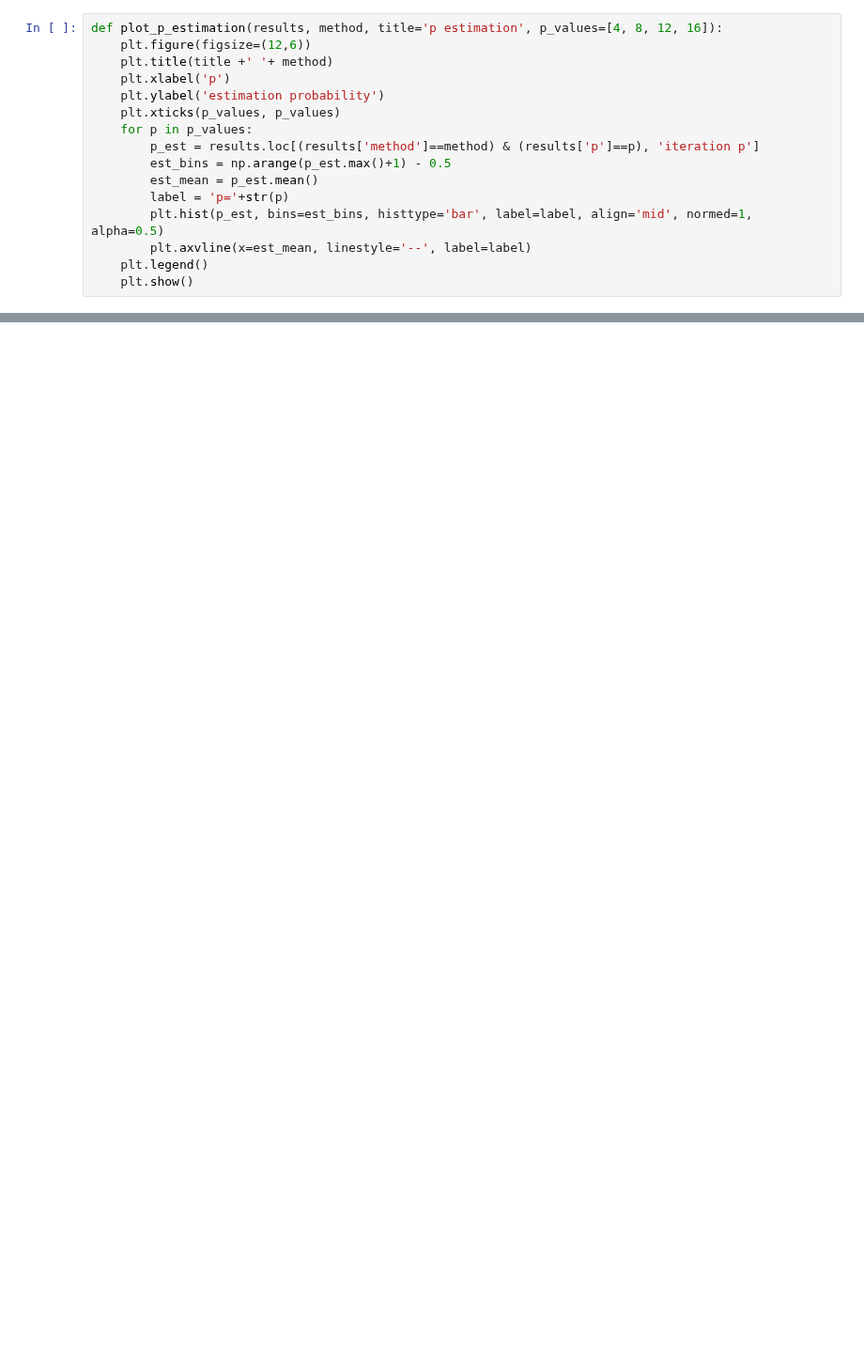
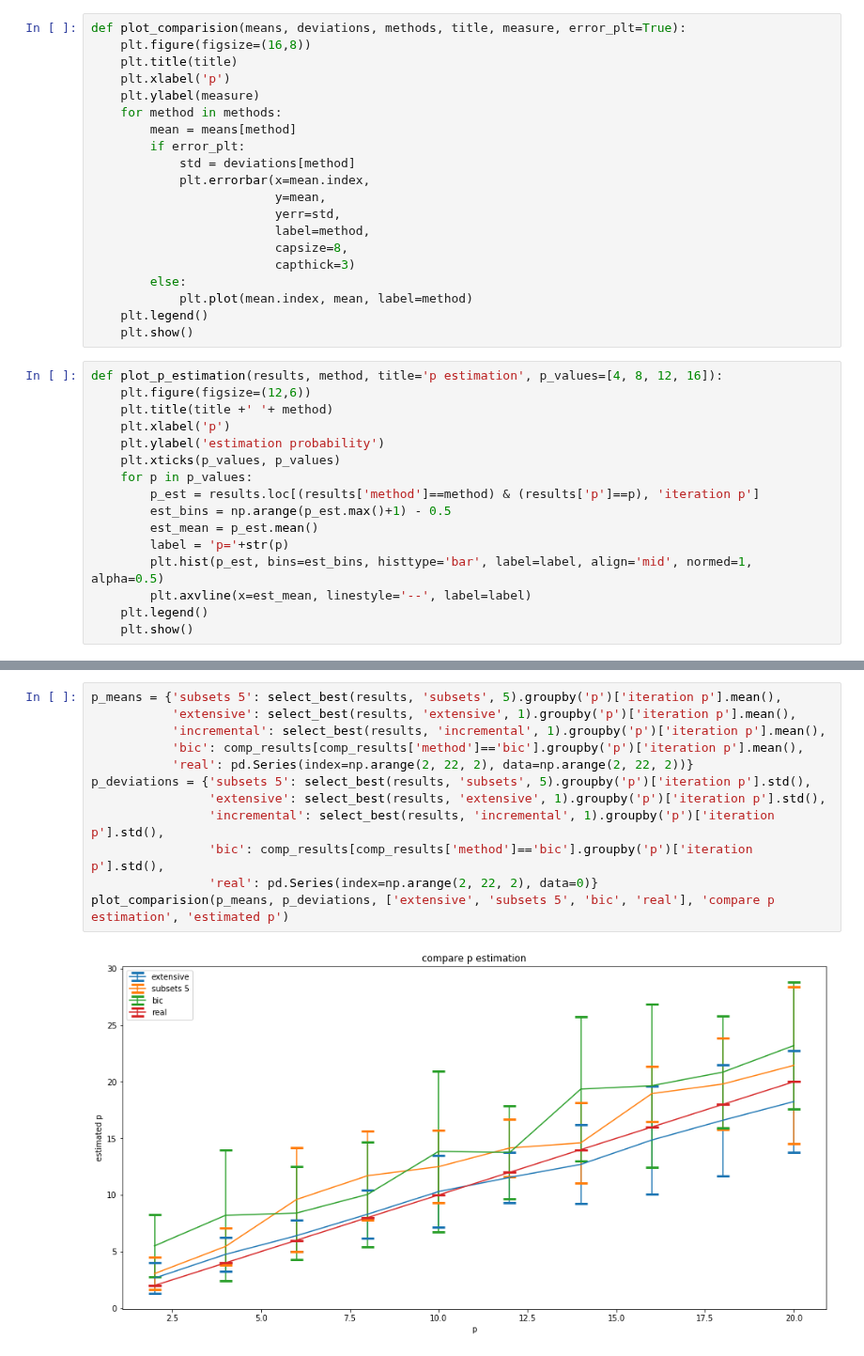
Before and after one commit to danthe96/CIoTS, a Jupyter notebook: visualize_iterations.ipynb, the cells around one changed output, grey strips where cells are left out. Shown at 94% size. Cells and saved outputs as stored; diff of their text form; blank space fills up the shorter version.

```diff
--- a/visualize_iterations.ipynb
+++ b/visualize_iterations.ipynb
@@ -26,3 +36,23 @@ def select_best(results, method, patiency=1):
+# %%
+def plot_comparision(means, deviations, methods, title, measure, error_plt=True):
+    plt.figure(figsize=(16,8))
+    plt.title(title)
+    plt.xlabel('p')
+    plt.ylabel(measure)
+    for method in methods:
+        mean = means[method]
+        if error_plt:
+            std = deviations[method]
+            plt.errorbar(x=mean.index,
+                         y=mean,
+                         yerr=std,
+                         label=method,
+                         capsize=8,
+                         capthick=3)
+        else:
+            plt.plot(mean.index, mean, label=method)
+    plt.legend()
+    plt.show()
 # %%
 def plot_p_estimation(results, method, title='p estimation', p_values=[4, 8, 12, 16]):
     plt.figure(figsize=(12,6))
@@ -54,0 +85,14 @@ plot_p_estimation(comp_results, 'bic', p_values=p_values)
+# %%
+p_means = {'subsets 5': select_best(results, 'subsets', 5).groupby('p')['iteration p'].mean(),
+           'extensive': select_best(results, 'extensive', 1).groupby('p')['iteration p'].mean(),
+           'incremental': select_best(results, 'incremental', 1).groupby('p')['iteration p'].mean(),
+           'bic': comp_results[comp_results['method']=='bic'].groupby('p')['iteration p'].mean(),
+           'real': pd.Series(index=np.arange(2, 22, 2), data=np.arange(2, 22, 2))}
+p_deviations = {'subsets 5': select_best(results, 'subsets', 5).groupby('p')['iteration p'].std(),
+                'extensive': select_best(results, 'extensive', 1).groupby('p')['iteration p'].std(),
+                'incremental': select_best(results, 'incremental', 1).groupby('p')['iteration p'].std(),
+                'bic': comp_results[comp_results['method']=='bic'].groupby('p')['iteration p'].std(),
+                'real': pd.Series(index=np.arange(2, 22, 2), data=0)}
+plot_comparision(p_means, p_deviations, ['extensive', 'subsets 5', 'bic', 'real'], 'compare p estimation', 'estimated p')
+# %% [output]
+[figure, added]
```
Also changed, not shown: parts of 9 cells of this notebook, 1 other file.
